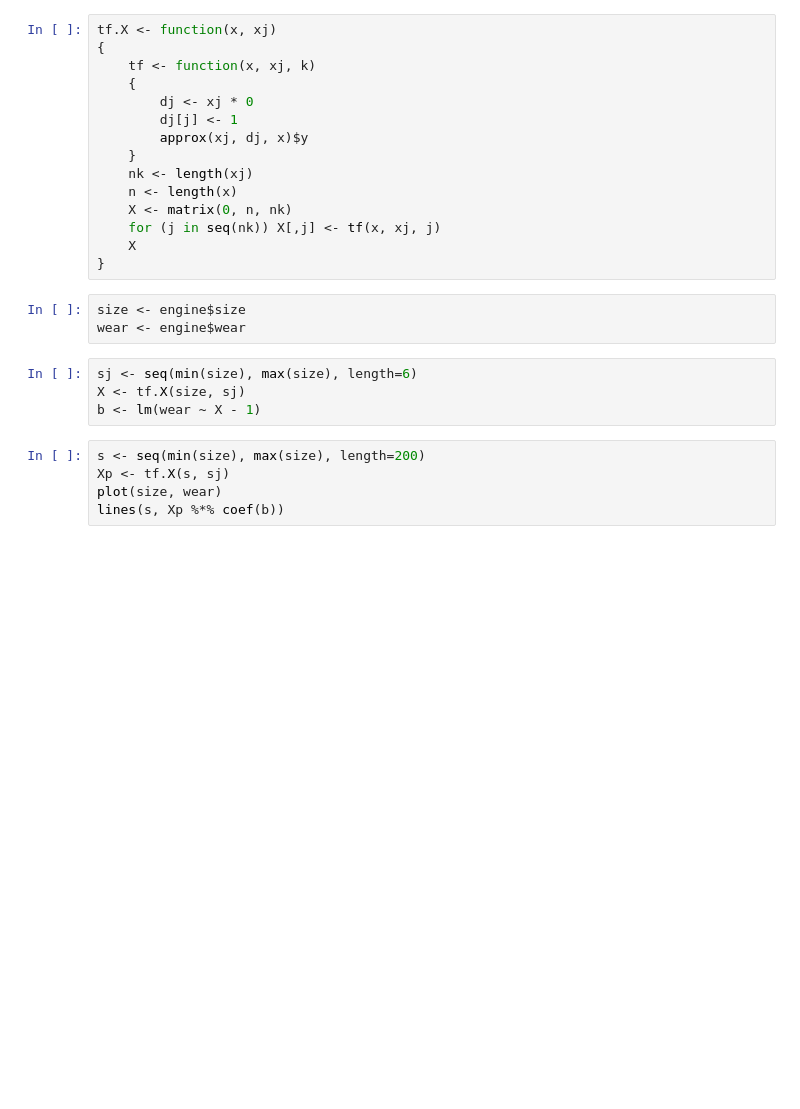
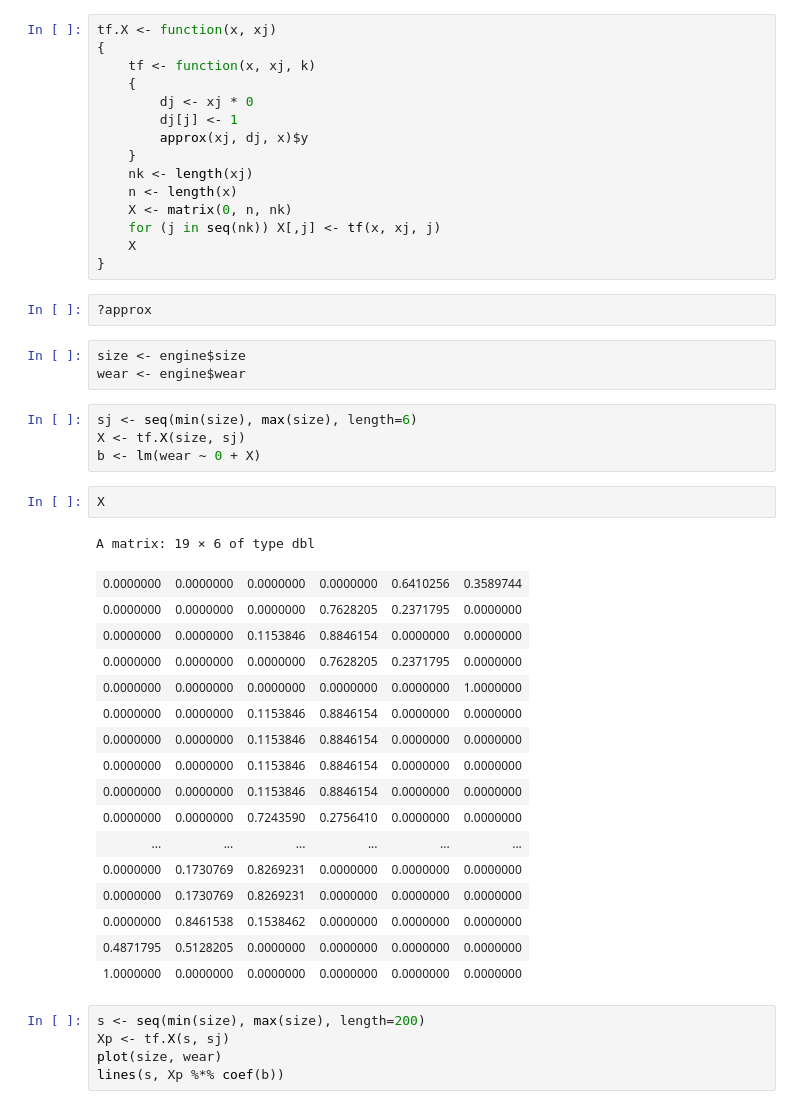
Before and after one commit to dirmeier/etudes, a Jupyter notebook: bayesian_views_on_splines.ipynb, the cells around one changed output. Saved outputs shown, nothing was run; the diff lists cells and outputs as text; blank space fills up the shorter version.

```diff
--- a/bayesian_views_on_splines.ipynb
+++ b/bayesian_views_on_splines.ipynb
@@ -27,13 +29,35 @@ tf.X <- function(x, xj)
     for (j in seq(nk)) X[,j] <- tf(x, xj, j)
     X
 }
+# %%
+?approx
 # %%
 size <- engine$size
 wear <- engine$wear
 # %%
 sj <- seq(min(size), max(size), length=6)
 X <- tf.X(size, sj)
-b <- lm(wear ~ X - 1)
+b <- lm(wear ~ 0 + X)
+# %%
+X
+# %% [output]
+A matrix: 19 × 6 of type dbl
+| 0.0000000 | 0.0000000 | 0.0000000 | 0.0000000 | 0.6410256 | 0.3589744 |
+| 0.0000000 | 0.0000000 | 0.0000000 | 0.7628205 | 0.2371795 | 0.0000000 |
+| 0.0000000 | 0.0000000 | 0.1153846 | 0.8846154 | 0.0000000 | 0.0000000 |
+| 0.0000000 | 0.0000000 | 0.0000000 | 0.7628205 | 0.2371795 | 0.0000000 |
+| 0.0000000 | 0.0000000 | 0.0000000 | 0.0000000 | 0.0000000 | 1.0000000 |
+| 0.0000000 | 0.0000000 | 0.1153846 | 0.8846154 | 0.0000000 | 0.0000000 |
+| 0.0000000 | 0.0000000 | 0.1153846 | 0.8846154 | 0.0000000 | 0.0000000 |
+| 0.0000000 | 0.0000000 | 0.1153846 | 0.8846154 | 0.0000000 | 0.0000000 |
+| 0.0000000 | 0.0000000 | 0.1153846 | 0.8846154 | 0.0000000 | 0.0000000 |
+| 0.0000000 | 0.0000000 | 0.7243590 | 0.2756410 | 0.0000000 | 0.0000000 |
+| ... | ... | ... | ... | ... | ... |
+| 0.0000000 | 0.1730769 | 0.8269231 | 0.0000000 | 0.0000000 | 0.0000000 |
+| 0.0000000 | 0.1730769 | 0.8269231 | 0.0000000 | 0.0000000 | 0.0000000 |
+| 0.0000000 | 0.8461538 | 0.1538462 | 0.0000000 | 0.0000000 | 0.0000000 |
+| 0.4871795 | 0.5128205 | 0.0000000 | 0.0000000 | 0.0000000 | 0.0000000 |
+| 1.0000000 | 0.0000000 | 0.0000000 | 0.0000000 | 0.0000000 | 0.0000000 |
 # %%
 s <- seq(min(size), max(size), length=200)
 Xp <- tf.X(s, sj)
```
Also changed, not shown: parts of 2 cells of this notebook, 16 other files.
